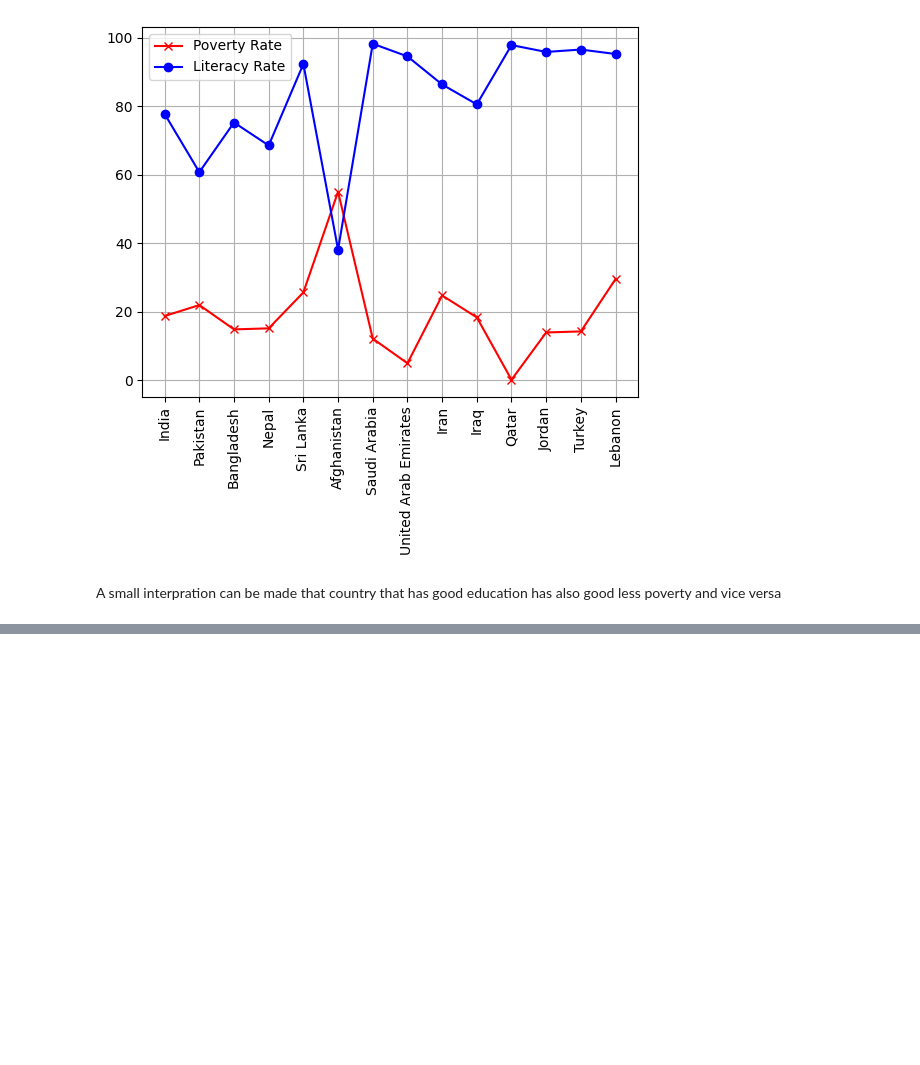
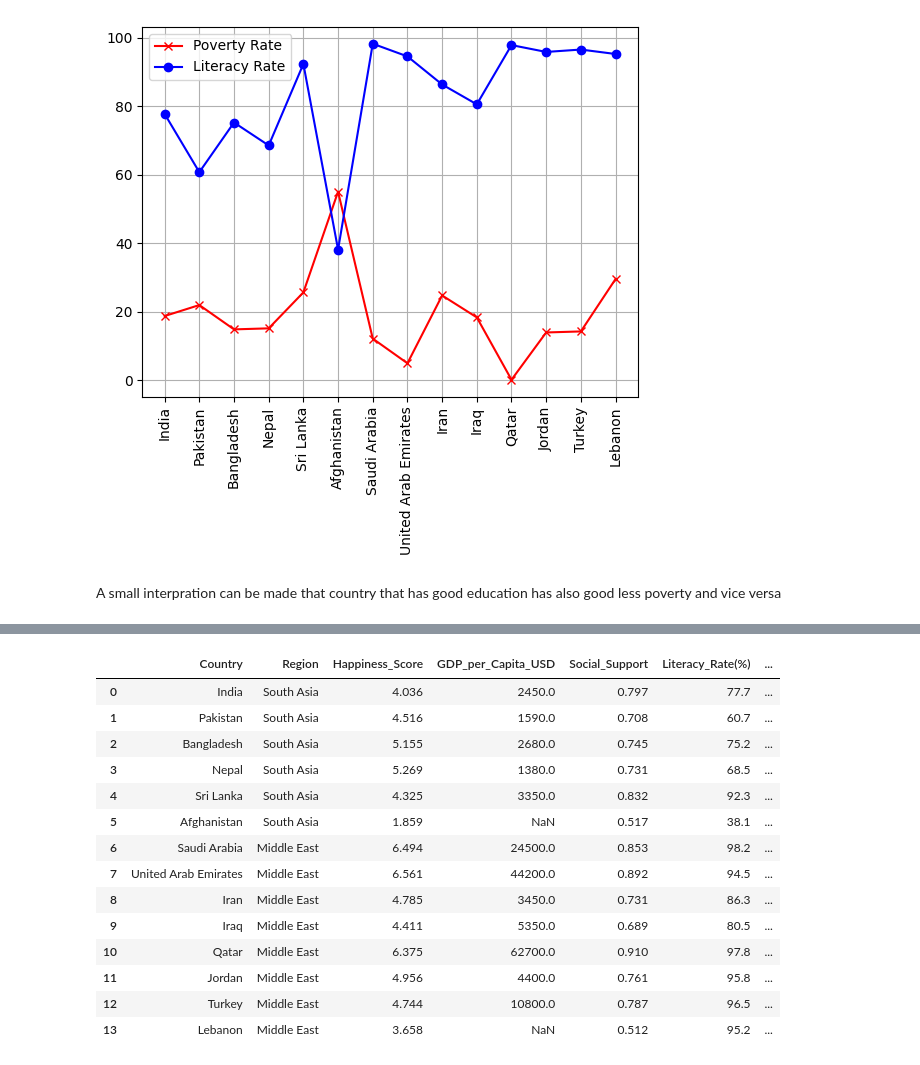
Before and after one commit to bdipesh3045/356-Days-Of-Data-Science, a Jupyter notebook: EDA_practise.ipynb, the cells around one changed output, grey strips where cells are left out. Cells and saved outputs as stored; diff of their text form; code cells hidden in the pictures; blank space fills up the shorter version.

```diff
--- a/EDA_practise.ipynb
+++ b/EDA_practise.ipynb
@@ -87,0 +106,18 @@ A small interpration can be made that country that has good education has also g
+# %%
+df
+# %% [output]
+|  | Country | Region | Happiness_Score | GDP_per_Capita_USD | Social_Support | Literacy_Rate(%) | ... |
+| 0 | India | South Asia | 4.036 | 2450.0 | 0.797 | 77.7 | ... |
+| 1 | Pakistan | South Asia | 4.516 | 1590.0 | 0.708 | 60.7 | ... |
+| 2 | Bangladesh | South Asia | 5.155 | 2680.0 | 0.745 | 75.2 | ... |
+| 3 | Nepal | South Asia | 5.269 | 1380.0 | 0.731 | 68.5 | ... |
+| 4 | Sri Lanka | South Asia | 4.325 | 3350.0 | 0.832 | 92.3 | ... |
+| 5 | Afghanistan | South Asia | 1.859 | NaN | 0.517 | 38.1 | ... |
+| 6 | Saudi Arabia | Middle East | 6.494 | 24500.0 | 0.853 | 98.2 | ... |
+| 7 | United Arab Emirates | Middle East | 6.561 | 44200.0 | 0.892 | 94.5 | ... |
+| 8 | Iran | Middle East | 4.785 | 3450.0 | 0.731 | 86.3 | ... |
+| 9 | Iraq | Middle East | 4.411 | 5350.0 | 0.689 | 80.5 | ... |
+| 10 | Qatar | Middle East | 6.375 | 62700.0 | 0.910 | 97.8 | ... |
+| 11 | Jordan | Middle East | 4.956 | 4400.0 | 0.761 | 95.8 | ... |
+| 12 | Turkey | Middle East | 4.744 | 10800.0 | 0.787 | 96.5 | ... |
+| 13 | Lebanon | Middle East | 3.658 | NaN | 0.512 | 95.2 | ... |
```
Also changed, not shown: parts of 6 cells of this notebook.
